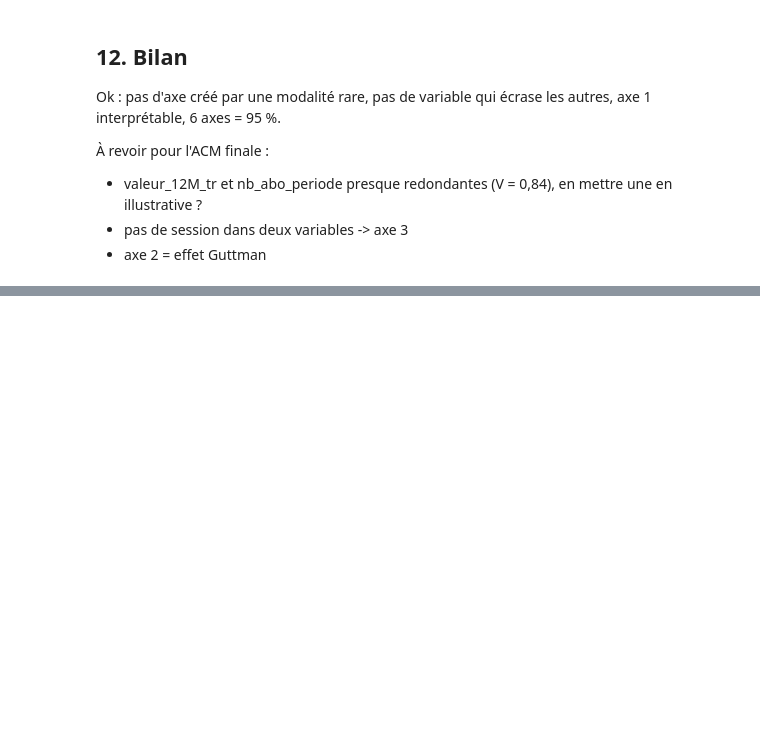
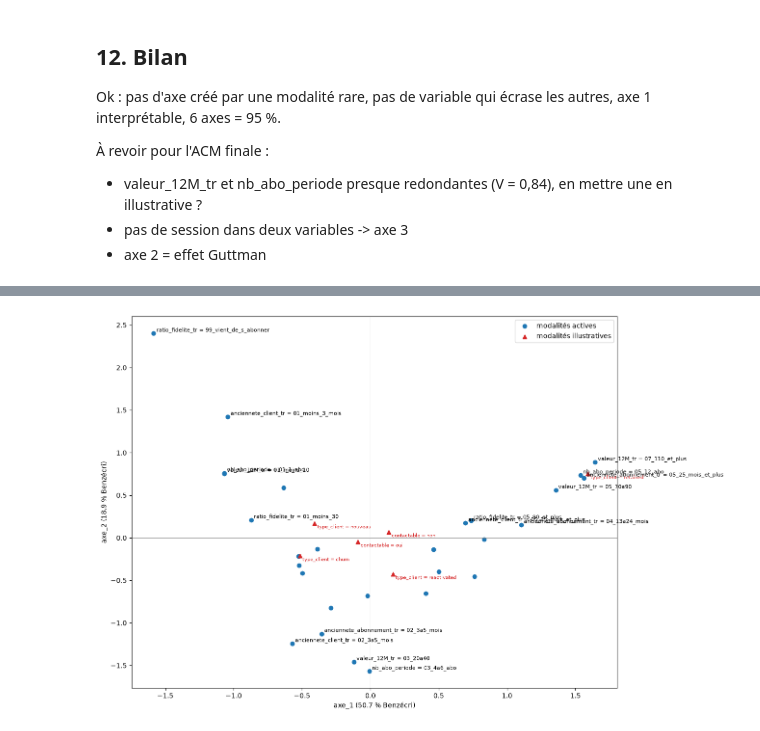
Before and after one commit to MoussaLabs/Clustering, a Jupyter notebook: analyse_avant_acm_v2.ipynb, the cells around one changed output, grey strips where cells are left out. Saved outputs shown, nothing was run; the diff lists cells and outputs as text; code cells hidden in the pictures; blank space fills up the shorter version.

```diff
--- a/analyse_avant_acm_v2.ipynb
+++ b/analyse_avant_acm_v2.ipynb
@@ -1866,0 +2164,13 @@ Ok : pas d'axe créé par une modalité rare, pas de variable qui écrase les au
+# %%
+ech["anciennete_client_tr"] = ech["anciennete_client_tr"].replace({
+    "05_25a48_mois": "05_25_mois_et_plus",
+    "06_49_mois_et_plus": "05_25_mois_et_plus",
+})
+ech["avg_sessions_actifs_tr"] = ech["avg_sessions_actifs_tr"].replace({
+    "02_1a2": "02_1a5",
+    "03_2a5": "02_1a5",
+})
+
+for var in ["anciennete_client_tr", "avg_sessions_actifs_tr"]:
+    print((ech[var].value_counts(normalize=True).sort_index() * 100).round(1))
+    print()
@@ -1866,0 +2216,5 @@ Ok : pas d'axe créé par une modalité rare, pas de variable qui écrase les au
+# %%
+exclues1 = ["methode_paiement", "zone_geo", "type_very_first_abo", "avg_songs_sessions_tr"]
+actives2 = [v for v in variables_actives if v not in exclues1]
+illustratives2 = variables_illustratives + exclues1
+print(actives2)
@@ -1866,0 +2253,5 @@ Ok : pas d'axe créé par une modalité rare, pas de variable qui écrase les au
+# %%
+exclues2 = ["utilise_remote", "avg_sessions_actifs_tr"]
+actives3 = [v for v in actives2 if v not in exclues2]
+illustratives3 = illustratives2 + exclues2
+print(actives3)
@@ -1866,0 +2262,4 @@ Ok : pas d'axe créé par une modalité rare, pas de variable qui écrase les au
+# %%
+res3 = acm(ech, actives3)
+print("axes gardés (95 % Benzécri) :", axes_gardes(res3))
+res3["vp"].round(3).head(8)
@@ -1866,0 +2329,6 @@ Ok : pas d'axe créé par une modalité rare, pas de variable qui écrase les au
+# %%
+illus3 = coord_illustratives(res3, ech, illustratives3)
+a_afficher = [nom for nom in illus3.index if nom.startswith("type_client") or nom.startswith("contactable")]
+plan(res3, illus3.loc[a_afficher], "axe_1", "axe_2")
+# %% [output]
+[figure, added]
```
Also changed, not shown: parts of 45 cells of this notebook, 1 other file.
